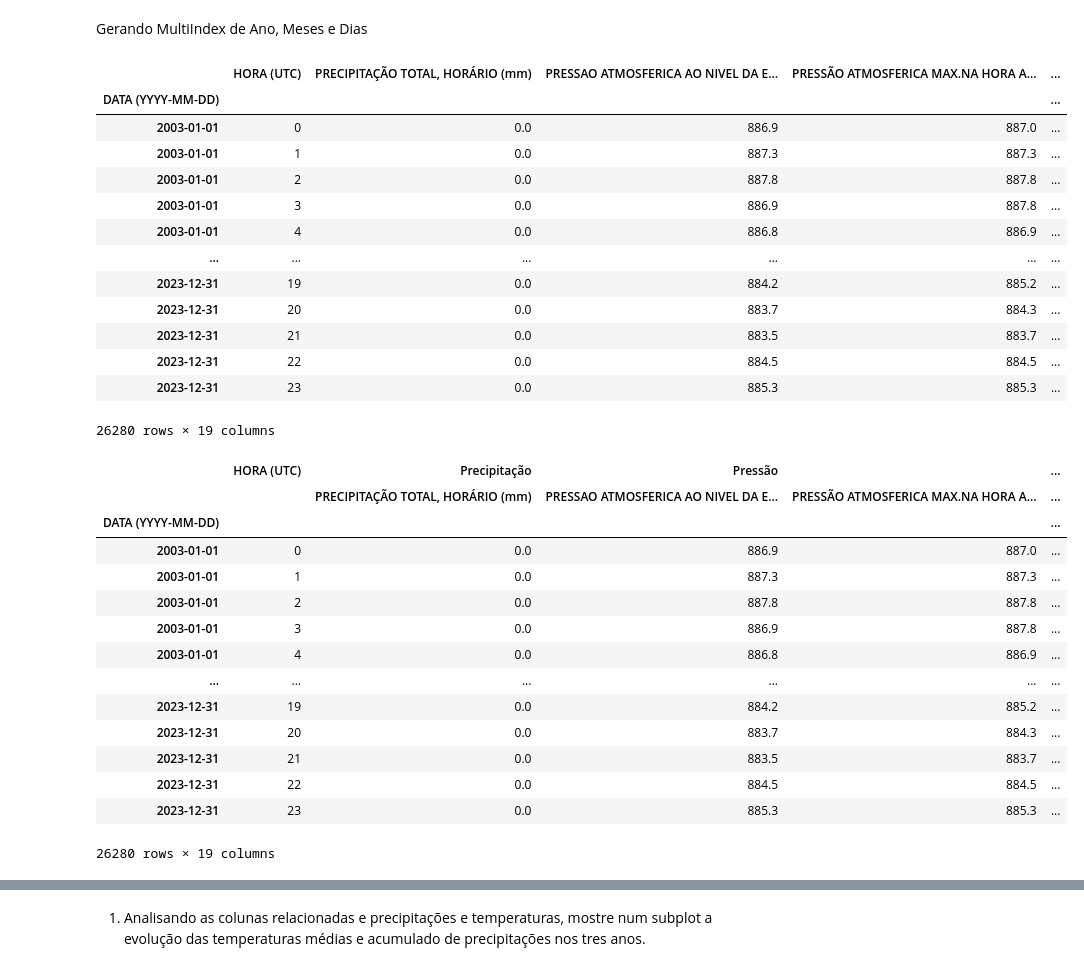
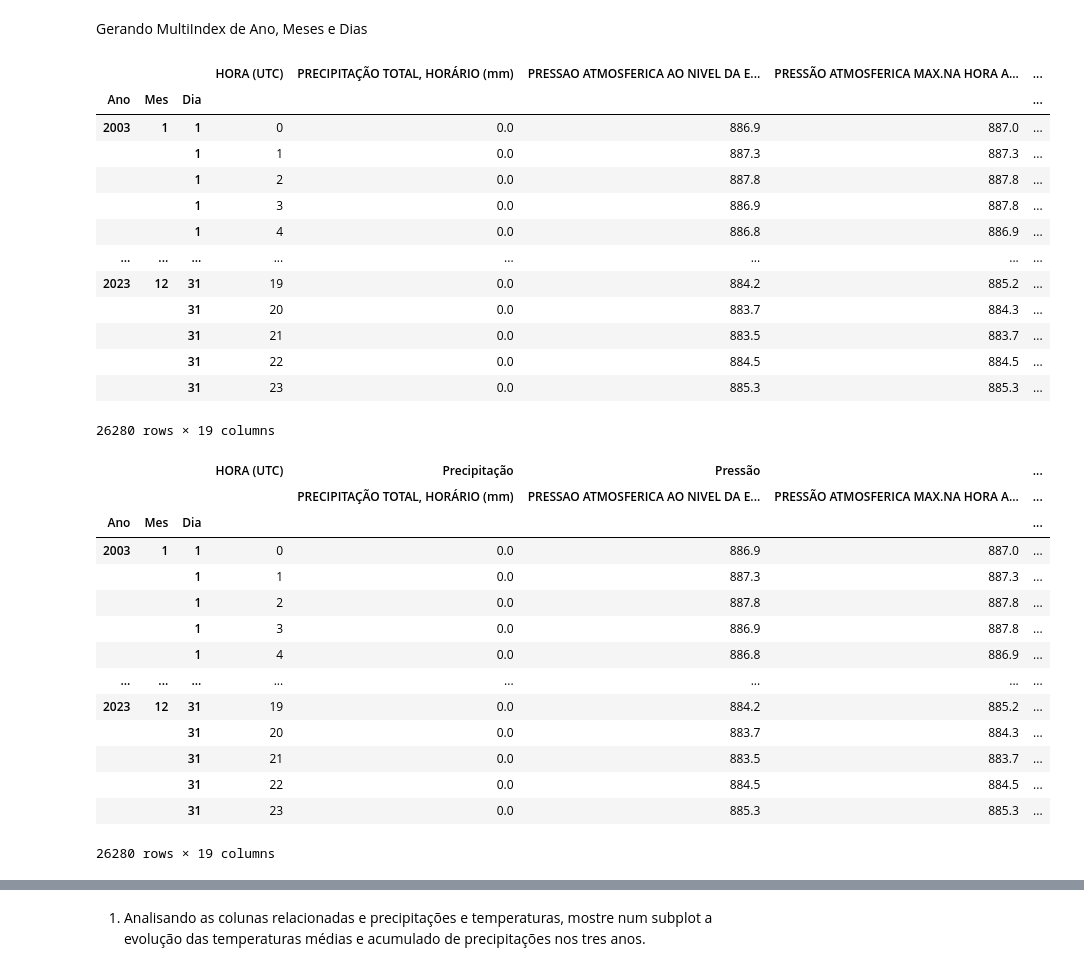
Before and after one commit to AllanaCampos/Python_Basico, a Jupyter notebook: Girleide/P009/Prática9.ipynb, the cells around one changed output, grey strips where cells are left out. Drawn from its saved outputs; the diff is of its cells as text; code cells hidden in the pictures.

```diff
--- a/Girleide/P009/Prática9.ipynb
+++ b/Girleide/P009/Prática9.ipynb
@@ -14,23 +14,32 @@ Gerando MultiIndex de Ano, Meses e Dias
 # %%
 brasilia = pd.concat([brasilia2003, brasilia2013, brasilia2023])
 brasilia['DATA (YYYY-MM-DD)'] = pd.to_datetime(brasilia['DATA (YYYY-MM-DD)'])
+colunaData = pd.DatetimeIndex(brasilia['DATA (YYYY-MM-DD)'])
+brasilia['Ano'] = colunaData.year
+brasilia['Mes'] = colunaData.month
+brasilia['Dia'] = colunaData.day
+#print(brasilia.dtypes)
+brasilia.set_index(['Ano', 'Mes', 'Dia'], inplace=True)
+brasilia.drop(['DATA (YYYY-MM-DD)'], axis=1, inplace=True)
+
+brasilia["PRECIPITAÇÃO TOTAL, HORÁRIO (mm)"] = pd.to_numeric(brasilia["PRECIPITAÇÃO TOTAL, HORÁRIO (mm)"])
+
 brasilia["HORA (UTC)"] = brasilia["HORA (UTC)"].apply(lambda x: int(str(x)[0:2]))
-brasilia.set_index(["DATA (YYYY-MM-DD)"],inplace=True)
 brasilia
 # %% [output]
-|  | HORA (UTC) | PRECIPITAÇÃO TOTAL, HORÁRIO (mm) | PRESSAO ATMOSFERICA AO NIVEL DA E... | PRESSÃO ATMOSFERICA MAX.NA HORA A... | ... |
-| DATA (YYYY-MM-DD) |  |  |  |  | ... |
-| 2003-01-01 | 0 | 0.0 | 886.9 | 887.0 | ... |
-| 2003-01-01 | 1 | 0.0 | 887.3 | 887.3 | ... |
-| 2003-01-01 | 2 | 0.0 | 887.8 | 887.8 | ... |
-| 2003-01-01 | 3 | 0.0 | 886.9 | 887.8 | ... |
-| 2003-01-01 | 4 | 0.0 | 886.8 | 886.9 | ... |
-| ... | ... | ... | ... | ... | ... |
-| 2023-12-31 | 19 | 0.0 | 884.2 | 885.2 | ... |
-| 2023-12-31 | 20 | 0.0 | 883.7 | 884.3 | ... |
-| 2023-12-31 | 21 | 0.0 | 883.5 | 883.7 | ... |
-| 2023-12-31 | 22 | 0.0 | 884.5 | 884.5 | ... |
-| 2023-12-31 | 23 | 0.0 | 885.3 | 885.3 | ... |
+|  |  |  | HORA (UTC) | PRECIPITAÇÃO TOTAL, HORÁRIO (mm) | PRESSAO ATMOSFERICA AO NIVEL DA E... | PRESSÃO ATMOSFERICA MAX.NA HORA A... | ... |
+| Ano | Mes | Dia |  |  |  |  | ... |
+| 2003 | 1 | 1 | 0 | 0.0 | 886.9 | 887.0 | ... |
+|  |  | 1 | 1 | 0.0 | 887.3 | 887.3 | ... |
+|  |  | 1 | 2 | 0.0 | 887.8 | 887.8 | ... |
+|  |  | 1 | 3 | 0.0 | 886.9 | 887.8 | ... |
+|  |  | 1 | 4 | 0.0 | 886.8 | 886.9 | ... |
+| ... | ... | ... | ... | ... | ... | ... | ... |
+| 2023 | 12 | 31 | 19 | 0.0 | 884.2 | 885.2 | ... |
+|  |  | 31 | 20 | 0.0 | 883.7 | 884.3 | ... |
+|  |  | 31 | 21 | 0.0 | 883.5 | 883.7 | ... |
+|  |  | 31 | 22 | 0.0 | 884.5 | 884.5 | ... |
+|  |  | 31 | 23 | 0.0 | 885.3 | 885.3 | ... |
 26280 rows × 19 columns
 # %%
 mi = []
@@ -50,18 +59,18 @@ for columns in brasilia.columns:
 brasilia.columns = pd.MultiIndex.from_tuples(mi)
 brasilia
 # %% [output]
-|  | HORA (UTC) | Precipitação | Pressão |  | ... |
-|  |  | PRECIPITAÇÃO TOTAL, HORÁRIO (mm) | PRESSAO ATMOSFERICA AO NIVEL DA E... | PRESSÃO ATMOSFERICA MAX.NA HORA A... | ... |
-| DATA (YYYY-MM-DD) |  |  |  |  | ... |
-| 2003-01-01 | 0 | 0.0 | 886.9 | 887.0 | ... |
-| 2003-01-01 | 1 | 0.0 | 887.3 | 887.3 | ... |
-| 2003-01-01 | 2 | 0.0 | 887.8 | 887.8 | ... |
-| 2003-01-01 | 3 | 0.0 | 886.9 | 887.8 | ... |
-| 2003-01-01 | 4 | 0.0 | 886.8 | 886.9 | ... |
-| ... | ... | ... | ... | ... | ... |
-| 2023-12-31 | 19 | 0.0 | 884.2 | 885.2 | ... |
-| 2023-12-31 | 20 | 0.0 | 883.7 | 884.3 | ... |
-| 2023-12-31 | 21 | 0.0 | 883.5 | 883.7 | ... |
-| 2023-12-31 | 22 | 0.0 | 884.5 | 884.5 | ... |
-| 2023-12-31 | 23 | 0.0 | 885.3 | 885.3 | ... |
+|  |  |  | HORA (UTC) | Precipitação | Pressão |  | ... |
+|  |  |  |  | PRECIPITAÇÃO TOTAL, HORÁRIO (mm) | PRESSAO ATMOSFERICA AO NIVEL DA E... | PRESSÃO ATMOSFERICA MAX.NA HORA A... | ... |
+| Ano | Mes | Dia |  |  |  |  | ... |
+| 2003 | 1 | 1 | 0 | 0.0 | 886.9 | 887.0 | ... |
+|  |  | 1 | 1 | 0.0 | 887.3 | 887.3 | ... |
+|  |  | 1 | 2 | 0.0 | 887.8 | 887.8 | ... |
+|  |  | 1 | 3 | 0.0 | 886.9 | 887.8 | ... |
+|  |  | 1 | 4 | 0.0 | 886.8 | 886.9 | ... |
+| ... | ... | ... | ... | ... | ... | ... | ... |
+| 2023 | 12 | 31 | 19 | 0.0 | 884.2 | 885.2 | ... |
+|  |  | 31 | 20 | 0.0 | 883.7 | 884.3 | ... |
+|  |  | 31 | 21 | 0.0 | 883.5 | 883.7 | ... |
+|  |  | 31 | 22 | 0.0 | 884.5 | 884.5 | ... |
+|  |  | 31 | 23 | 0.0 | 885.3 | 885.3 | ... |
 26280 rows × 19 columns
```
Also changed, not shown: parts of 20 cells of this notebook.
